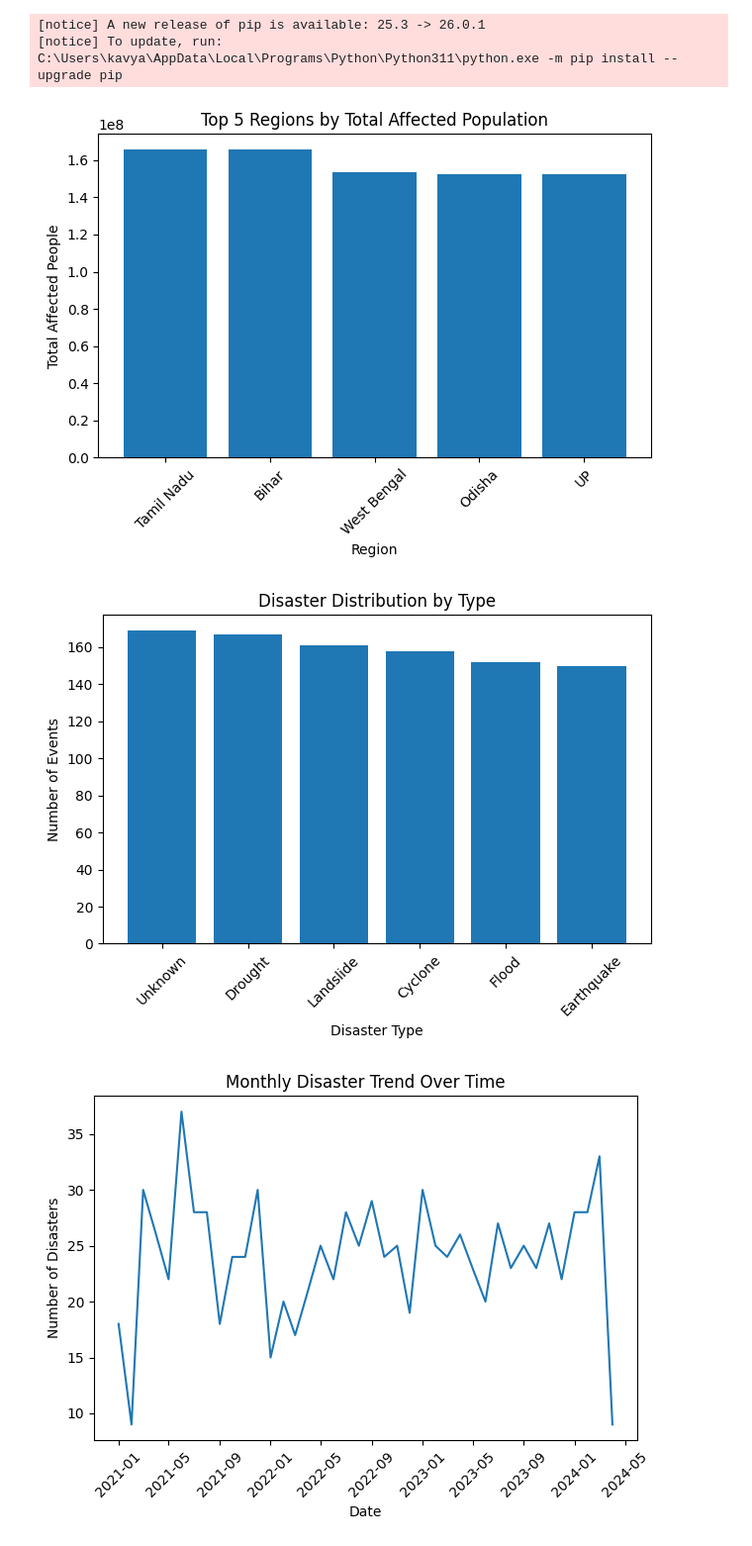
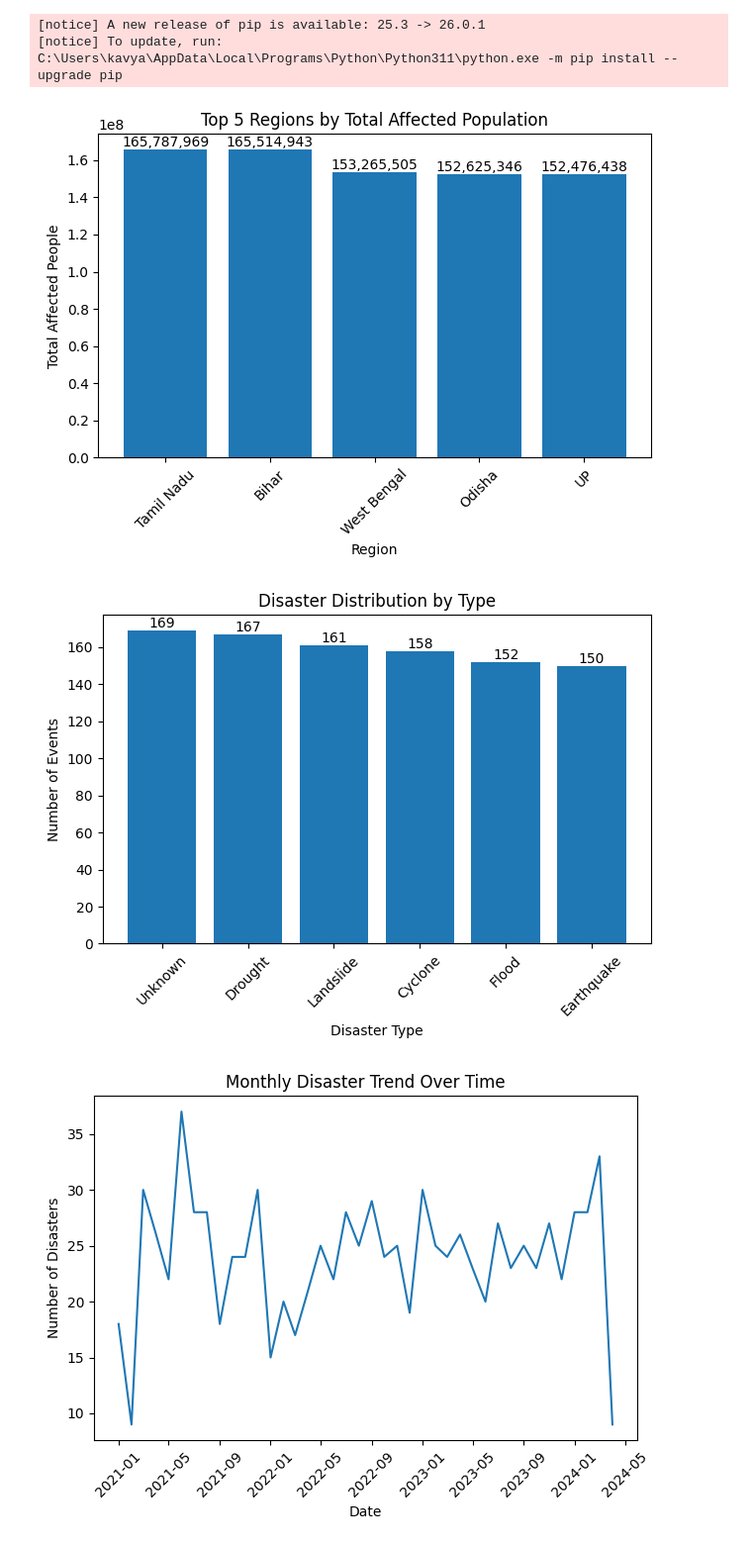
Before and after one commit to kavyakothapallii/p1_disaster_analysis_kavya, a Jupyter notebook: etl_pipeline/p1_project_kavya.ipynb, the cells around one changed output. Shown at 99% size. Saved outputs shown, nothing was run; the diff lists cells and outputs as text; code cells hidden in the pictures.

Commit message:
made changes to charts

```diff
--- a/etl_pipeline/p1_project_kavya.ipynb
+++ b/etl_pipeline/p1_project_kavya.ipynb
@@ -356,35 +356,37 @@ Note: you may need to restart the kernel to use updated packages.
 [notice] A new release of pip is available: 25.3 -> 26.0.1
 [notice] To update, run: C:\Users\kavya\AppData\Local\Programs\Python\Python311\python.exe -m pip install --upgrade pip
 # %%
-import matplotlib.pyplot as plt
-
 plt.figure()
 
-plt.bar(top_regions['region'], top_regions['total_affected'])
+bars = plt.bar(top_regions['region'], top_regions['total_affected'])
 
 plt.title("Top 5 Regions by Total Affected Population")
 plt.xlabel("Region")
 plt.ylabel("Total Affected People")
 plt.xticks(rotation=45)
 
+plt.bar_label(bars, fmt='{:,.0f}')
+
 plt.tight_layout()
 plt.show()
 # %% [output]
-[figure, old version]
+[figure, new version]
 # %%
 plt.figure()
 
-plt.bar(severity_dist['disaster_type'], severity_dist['disaster_count'])
+bars = plt.bar(severity_dist['disaster_type'], severity_dist['disaster_count'])
 
 plt.title("Disaster Distribution by Type")
 plt.xlabel("Disaster Type")
 plt.ylabel("Number of Events")
 plt.xticks(rotation=45)
 
+plt.bar_label(bars, fmt='{:,.0f}')
+
 plt.tight_layout()
 plt.show()
 # %% [output]
-[figure, old version]
+[figure, new version]
 # %%
 monthly_trend['date'] = pd.to_datetime(
     monthly_trend['year'].astype(str) + '-' +
```
